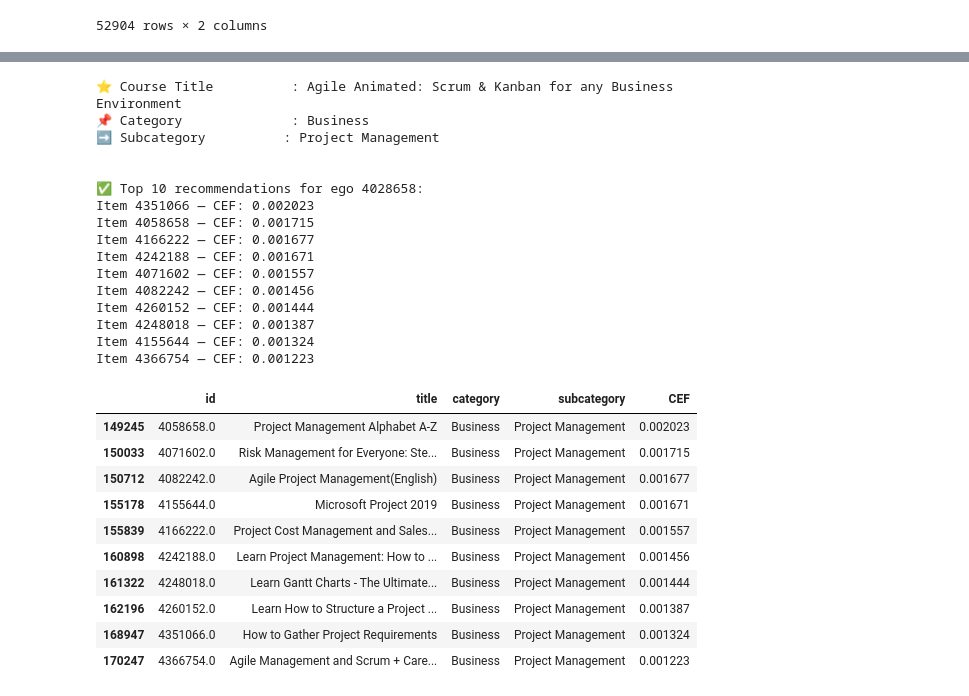
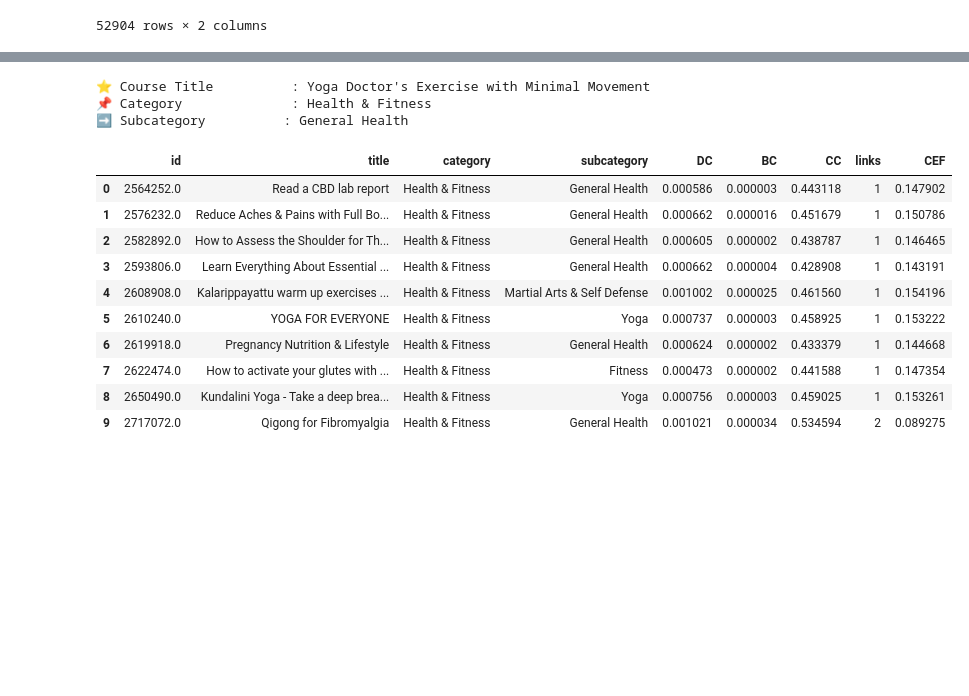
Before and after one commit to MuhammadRhakan/final_project, a Jupyter notebook: 2_Deployment_Preparation.ipynb, the cells around one changed output, grey strips where cells are left out. Saved outputs shown, nothing was run; the diff lists cells and outputs as text; code cells hidden in the pictures; blank space fills up the shorter version.

```diff
--- a/2_Deployment_Preparation.ipynb
+++ b/2_Deployment_Preparation.ipynb
@@ -114,23 +116,6 @@ def get_numerical_attributes(data, exclude):
       print(f"• {num}")
 
   return numerical
-
-
-#handle outliers using clips
-def outlier_clipping(data, features, par, skip):
-  data = data.copy()
-  data.loc[data[skip] == 0, skip] = np.nan
-
-  clip = data.copy()
-  for col in features:
-    upper = data[col].quantile(par)
-    lower = data[col].quantile(1-par)
-    clip[col] = clip[col].clip(upper=upper, lower=lower)
-
-  transformed = clip.copy()
-  transformed[features] = np.sqrt(transformed[features])
-
-  return clip, transformed
 
 
 #handle outliers using trim
@@ -154,7 +139,6 @@ def outlier_trimming(data, features, par, skip, fg1, fg2):
 #label categorical values
 def features_labeling(data, features):
   label = data.copy()
-  label[features[0]] = label[features[0]].map({True: 1, False: 0})
 
   label['rounded_rating'] = (label[features[1]].copy()).astype(int)
   label['rating_label'] = label['rounded_rating'].apply(lambda x: 'bad' if x < 3 else ('mid' if x == 3 else 'good'))
@@ -257,8 +236,6 @@ def nominal_preprocessing(data, features, id):
     if nominal[col].dtype == 'datetime64[ns, UTC]':
       nominal[col] = nominal[col].dt.year.astype(str)
 
-  nominal = nominal.loc[:, nominal.nunique() > 1]
-
   multiattribute_df = pd.get_dummies(nominal)
   multiattribute_matrix = multiattribute_df.values
   multiattribute_df[id] = data[id].values
@@ -438,13 +397,15 @@ def incremental_network_graph_model_hdf5(h5_file, threshold):
         j = i + 1 + idx  # correct absolute column index
         node_i = index_to_node[i]
         node_j = index_to_node[j]
-        G.add_edge(node_i, node_j, weight=row[idx])
+
+        if not nx.has_path(G, node_i, node_j):
+            G.add_edge(node_i, node_j, weight=row[idx])
 
   print(f"Number of nodes: {G.number_of_nodes()}")
   print(f"Number of edges: {G.number_of_edges()}")
 
   return G
 # %%
-G = incremental_network_graph_model_hdf5('multiattribute_similarity.h5', threshold=0.8)
+G = incremental_network_graph_model_hdf5('multiattribute_similarity.h5', threshold=0.75)
 # %% [output]
 Number of nodes: 52904
@@ -603,30 +950,17 @@ Item 4414680 — CEF: 0.000007
 # %%
-recommendation_phase(course_trim, id='id', ego=random.choice(index_to_node), G=G, centrality_column='average_centrality', top_n=10, verbose=True)
+recommendation_phase(course, id='id', ego=random.choice(index_to_node), top_n=10, verbose=True)
 # %% [output]
-⭐ Course Title          : Agile Animated: Scrum & Kanban for any Business Environment
-📌 Category              : Business
-➡️ Subcategory          : Project Management
-
-
-✅ Top 10 recommendations for ego 4028658:
-Item 4351066 — CEF: 0.002023
-Item 4058658 — CEF: 0.001715
-Item 4166222 — CEF: 0.001677
-Item 4242188 — CEF: 0.001671
-Item 4071602 — CEF: 0.001557
-Item 4082242 — CEF: 0.001456
-Item 4260152 — CEF: 0.001444
-Item 4248018 — CEF: 0.001387
-Item 4155644 — CEF: 0.001324
-Item 4366754 — CEF: 0.001223
+⭐ Course Title          : Yoga Doctor's Exercise with Minimal Movement
+📌 Category              : Health & Fitness
+➡️ Subcategory          : General Health
-|  | id | title | category | subcategory | CEF |
-| 149245 | 4058658.0 | Project Management Alphabet A-Z | Business | Project Management | 0.002023 |
-| 150033 | 4071602.0 | Risk Management for Everyone: Ste... | Business | Project Management | 0.001715 |
-| 150712 | 4082242.0 | Agile Project Management(English) | Business | Project Management | 0.001677 |
-| 155178 | 4155644.0 | Microsoft Project 2019 | Business | Project Management | 0.001671 |
-| 155839 | 4166222.0 | Project Cost Management and Sales... | Business | Project Management | 0.001557 |
-| 160898 | 4242188.0 | Learn Project Management: How to ... | Business | Project Management | 0.001456 |
-| 161322 | 4248018.0 | Learn Gantt Charts - The Ultimate... | Business | Project Management | 0.001444 |
-| 162196 | 4260152.0 | Learn How to Structure a Project ... | Business | Project Management | 0.001387 |
-| 168947 | 4351066.0 | How to Gather Project Requirements | Business | Project Management | 0.001324 |
-| 170247 | 4366754.0 | Agile Management and Scrum + Care... | Business | Project Management | 0.001223 |
+|  | id | title | category | subcategory | DC | BC | CC | links | CEF |
+| 0 | 2564252.0 | Read a CBD lab report | Health & Fitness | General Health | 0.000586 | 0.000003 | 0.443118 | 1 | 0.147902 |
+| 1 | 2576232.0 | Reduce Aches & Pains with Full Bo... | Health & Fitness | General Health | 0.000662 | 0.000016 | 0.451679 | 1 | 0.150786 |
+| 2 | 2582892.0 | How to Assess the Shoulder for Th... | Health & Fitness | General Health | 0.000605 | 0.000002 | 0.438787 | 1 | 0.146465 |
+| 3 | 2593806.0 | Learn Everything About Essential ... | Health & Fitness | General Health | 0.000662 | 0.000004 | 0.428908 | 1 | 0.143191 |
+| 4 | 2608908.0 | Kalarippayattu warm up exercises ... | Health & Fitness | Martial Arts & Self Defense | 0.001002 | 0.000025 | 0.461560 | 1 | 0.154196 |
+| 5 | 2610240.0 | YOGA FOR EVERYONE | Health & Fitness | Yoga | 0.000737 | 0.000003 | 0.458925 | 1 | 0.153222 |
+| 6 | 2619918.0 | Pregnancy Nutrition & Lifestyle | Health & Fitness | General Health | 0.000624 | 0.000002 | 0.433379 | 1 | 0.144668 |
+| 7 | 2622474.0 | How to activate your glutes with ... | Health & Fitness | Fitness | 0.000473 | 0.000002 | 0.441588 | 1 | 0.147354 |
+| 8 | 2650490.0 | Kundalini Yoga - Take a deep brea... | Health & Fitness | Yoga | 0.000756 | 0.000003 | 0.459025 | 1 | 0.153261 |
+| 9 | 2717072.0 | Qigong for Fibromyalgia | Health & Fitness | General Health | 0.001021 | 0.000034 | 0.534594 | 2 | 0.089275 |
```
Also changed, not shown: parts of 19 cells of this notebook.
